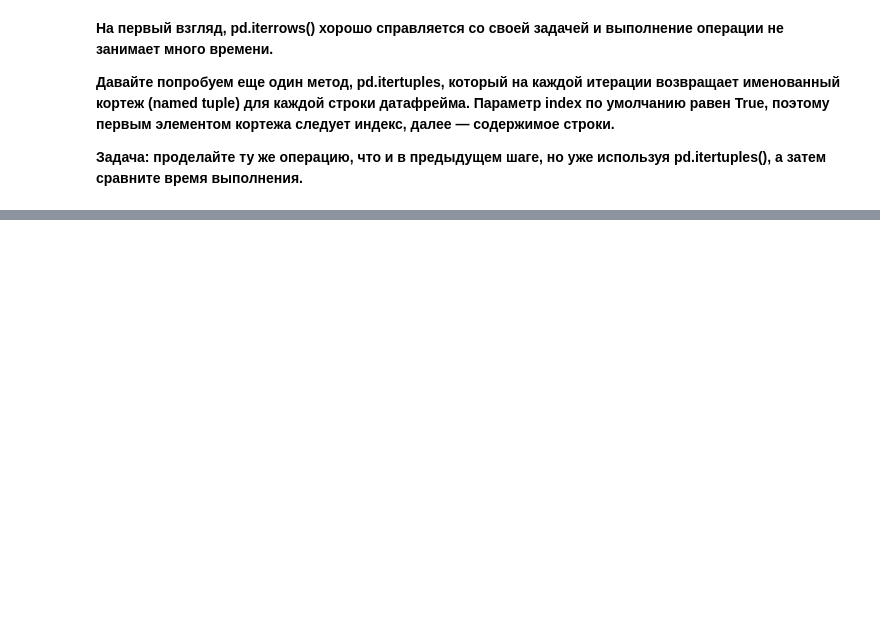
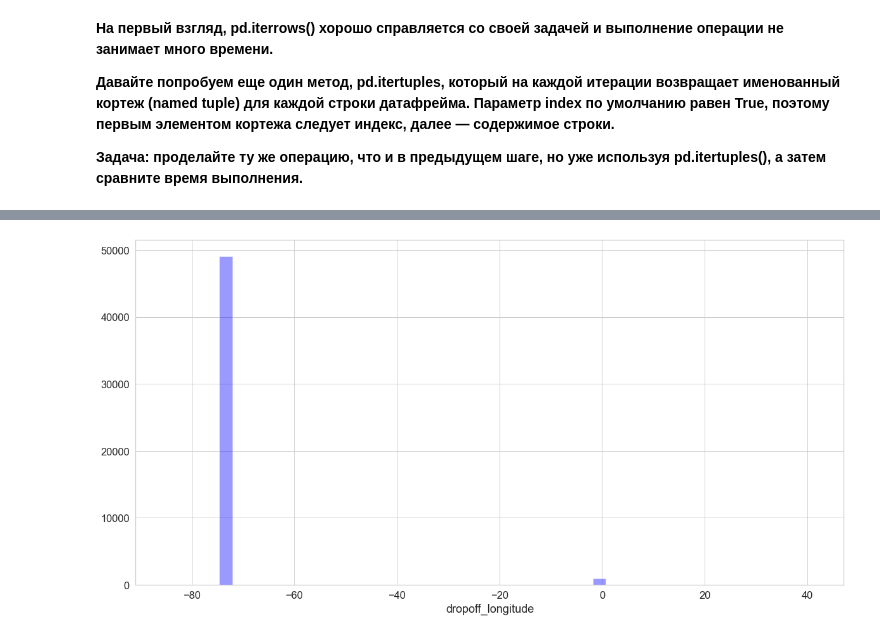
Before and after one commit to KirillRepin23/KirillRepin23, a Jupyter notebook: Python/Improved_Python_Lesson_8_Task_1.ipynb, the cells around one changed output, grey strips where cells are left out. Cells and saved outputs as stored; diff of their text form; code cells hidden in the pictures; blank space fills up the shorter version.

```diff
--- a/Python/Improved_Python_Lesson_8_Task_1.ipynb
+++ b/Python/Improved_Python_Lesson_8_Task_1.ipynb
@@ -154,0 +272,4 @@ df.head()
+# %%
+ax = sns.distplot(df['dropoff_longitude'], kde = False, color = 'blue')
+# %% [output]
+[figure, added]
```
Also changed, not shown: parts of 29 cells of this notebook.
